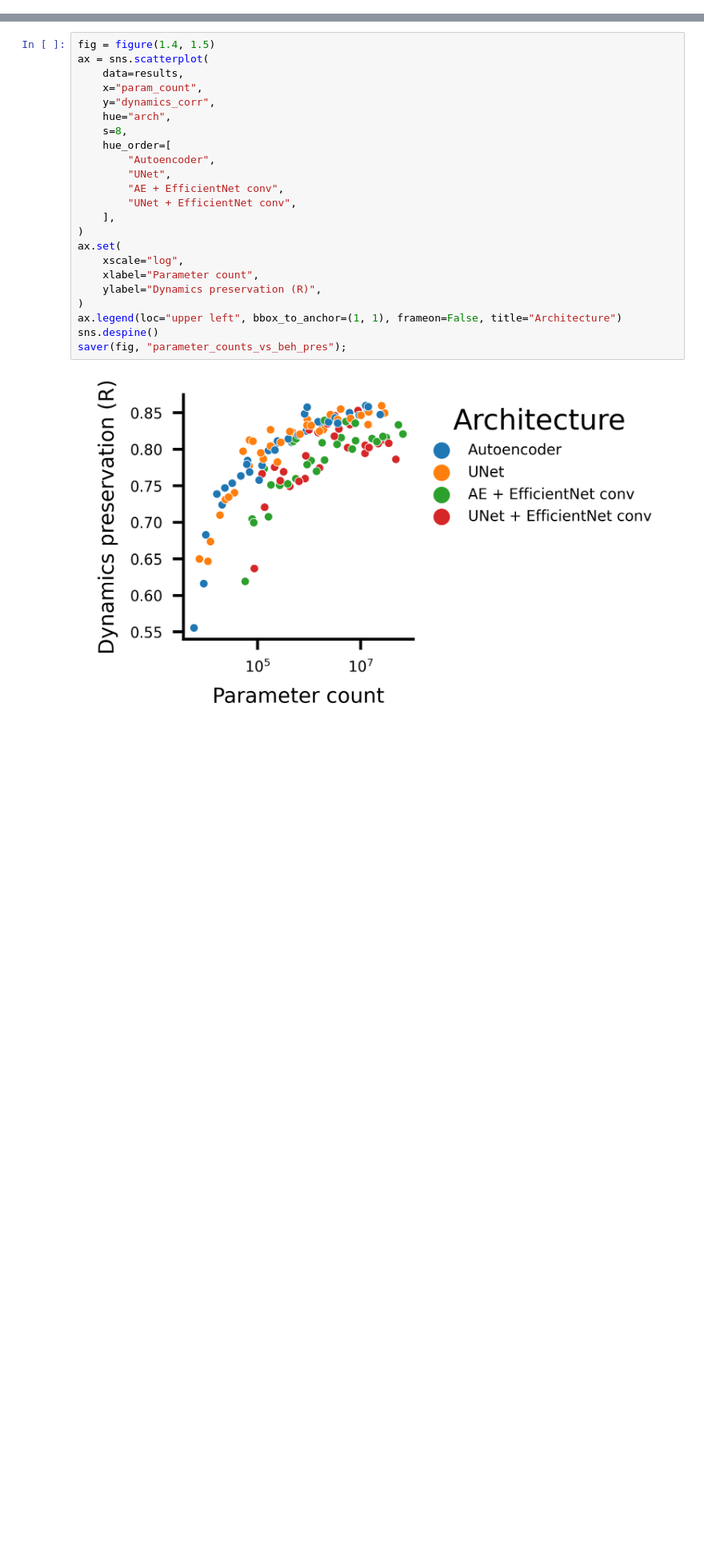
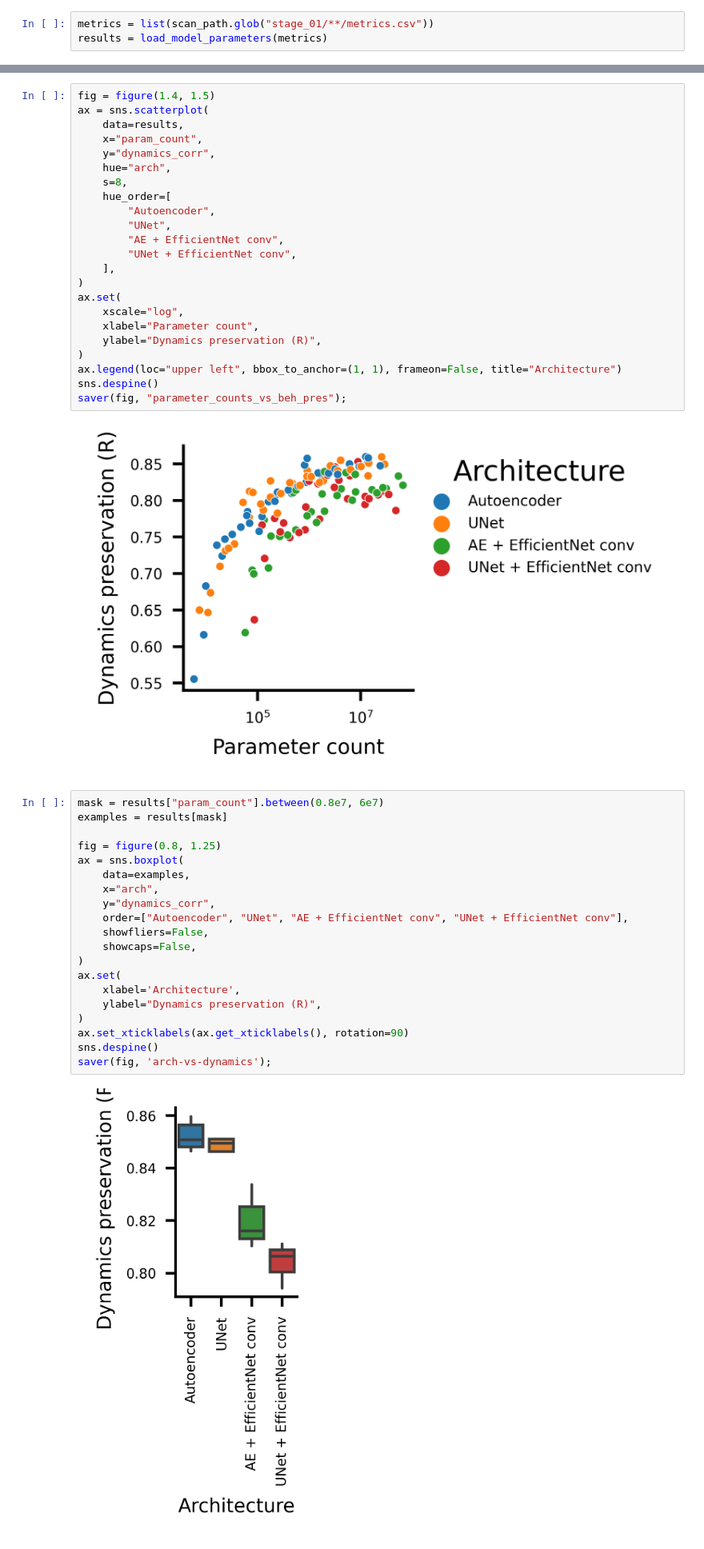
Before and after one commit to dattalab/ontogeny-of-behavior, a Jupyter notebook: notebooks/figures/win/fig-s1-hyperparameter-scan.ipynb, the cells around one changed output, grey strips where cells are left out. Shown at 80% size. Cells and saved outputs as stored; diff of their text form; blank space fills up the shorter version.

```diff
--- a/notebooks/figures/win/fig-s1-hyperparameter-scan.ipynb
+++ b/notebooks/figures/win/fig-s1-hyperparameter-scan.ipynb
@@ -64,3 +15,6 @@ results = pd.DataFrame(results)
+# %%
+metrics = list(scan_path.glob("stage_01/**/metrics.csv"))
+results = load_model_parameters(metrics)
 # %%
 arch_rename = dict(ae='Autoencoder', unet='UNet', efficient='AE + EfficientNet conv', efficient_unet='UNet + EfficientNet conv')
 results['arch'] = results['arch'].map(arch_rename)
@@ -141,3 +95,25 @@ sns.despine()
 saver(fig, "parameter_counts_vs_beh_pres");
 # %% [output]
 [figure]
+# %%
+mask = results["param_count"].between(0.8e7, 6e7)
+examples = results[mask]
+
+fig = figure(0.8, 1.25)
+ax = sns.boxplot(
+    data=examples,
+    x="arch",
+    y="dynamics_corr",
+    order=["Autoencoder", "UNet", "AE + EfficientNet conv", "UNet + EfficientNet conv"],
+    showfliers=False,
+    showcaps=False,
+)
+ax.set(
+    xlabel='Architecture',
+    ylabel="Dynamics preservation (R)",
+)
+ax.set_xticklabels(ax.get_xticklabels(), rotation=90)
+sns.despine()
+saver(fig, 'arch-vs-dynamics');
+# %% [output]
+[figure, added]
```
Also changed, not shown: parts of 23 cells of this notebook, 36 other files.
